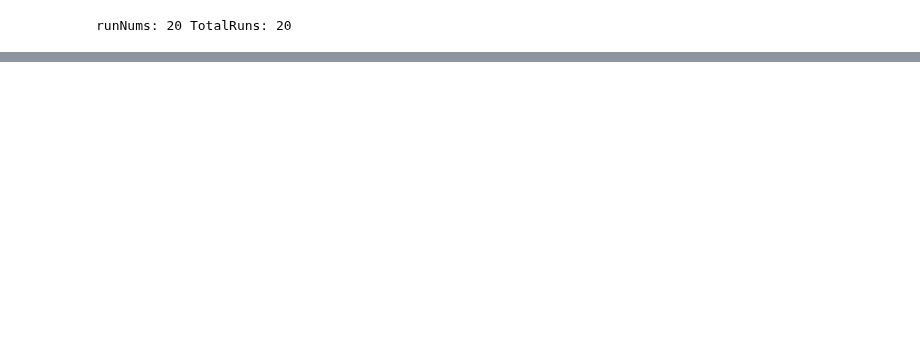
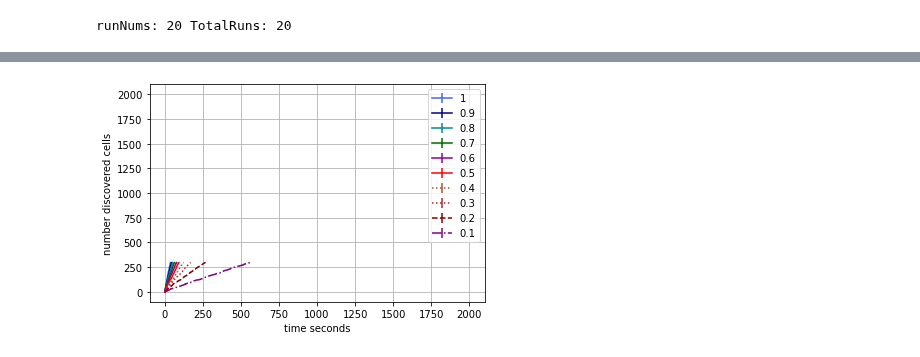
Before and after one commit to openwsn-berkeley/Atlas, a Jupyter notebook: Atlas Plots.ipynb, the cells around one changed output, grey strips where cells are left out. Cells and saved outputs as stored; diff of their text form; code cells hidden in the pictures; blank space fills up the shorter version.

```diff
--- a/Atlas Plots.ipynb
+++ b/Atlas Plots.ipynb
@@ -230,0 +255,80 @@ min2 [1.2166666666666668, 1.4, 1.5666666666666667, 1.9333333333333333, 2.35, 2.7
+# %%
+'''
+###############################################################################
+Mapping Profile
+###############################################################################
+'''
+
+#=== gather data
+
+data               = {}
+scenarioNames      = []
+allNumRobots       = []
+for run in log:
+    if run['floorplanType'] == 0:
+        scenarioName = 'empty'
+    elif run['floorplanType'] == 1:
+        scenarioName = 'canonical'
+    elif run['floorplanType'] == 2:
+        scenarioName = 'floorplan'
+    scenarioNames += [scenarioName]
+
+    navAlg = run['navAlgorithm']
+    pdr    = run['pdr']
+    numDotBots      = run['numDotBots']
+    allNumRobots  += [numDotBots]
+    profile        = run['profile']
+    if (scenarioName,numDotBots) not in data:
+        data[(scenarioName,numDotBots)] = {}
+    if pdr not in data[(scenarioName,numDotBots)]:
+        data[(scenarioName,numDotBots)][pdr] = []
+    data[(scenarioName,numDotBots)][pdr] += [profile]
+
+for (k1,v1) in data.items():
+    for (k2,profiles) in v1.items():
+        maxlen  = max(len(p) for p in profiles)
+        ms      = []
+        hs      = []
+        for i in range(maxlen):
+            l = []
+            for p in profiles:
+                try:
+                    l += [p[i]]
+                except IndexError:
+                    pass
+            (m,h) = mean_confidence_interval(l)
+            ms += [m]
+            hs += [h]
+        data[k1][k2] = {
+            'mean':                ms,
+            'confidence_interval': hs,
+        }
+
+#=== create plot
+
+scenarioNames = set(scenarioNames)
+allNumRobots  = set(allNumRobots)
+
+for scenarioName in scenarioNames:
+    (fig,ax) = plt.subplots()
+    lines    = {}
+    for ((scenario,numRobots),v) in data.items():
+        if numDotBots!=50:
+            continue
+        if scenario!=scenarioName:
+            continue
+        for (pdr,profile) in v.items():
+            x             = range(len(profile['mean']))
+            y             = profile['mean']
+            yerr          = profile['confidence_interval']
+            lines[str(pdr)] = ax.errorbar(x=x,y=y,yerr=yerr,color=linecolors[str(pdr)],linestyle=linestyles[str(pdr)],label=pdr)
+    ax.grid(True, zorder=5)
+    plt.xlabel('time seconds')
+    plt.xlim(-100,2100)
+    plt.ylabel('number discovered cells')
+    plt.ylim(-100,2100)
+    plt.legend(handles=[lines['1'],lines['0.9'],lines['0.8'],lines['0.7'], lines['0.6'],lines['0.5'],lines['0.4'],lines['0.3'], lines['0.2'],lines['0.1']])
+    plt.show()
+    #fig.savefig(os.path.join('plots','mapping_profile_{0}.eps'.format(scenarioName)),bbox_inches='tight')
+# %% [output]
+[figure, added]
```
Also changed, not shown: parts of 4 cells of this notebook, 2 other files.
